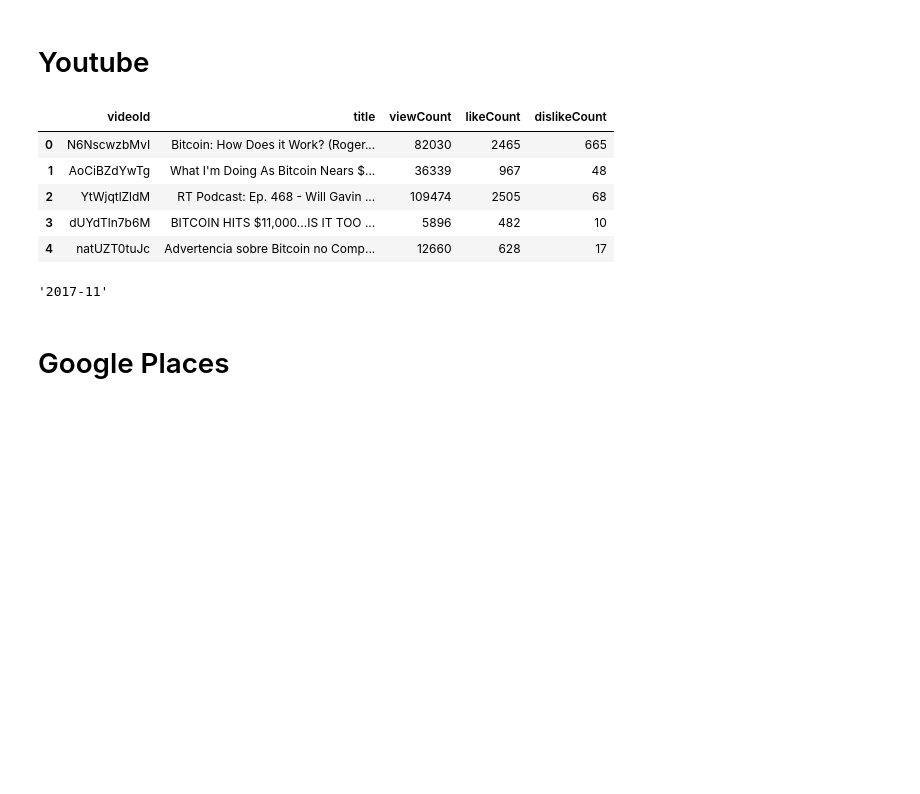
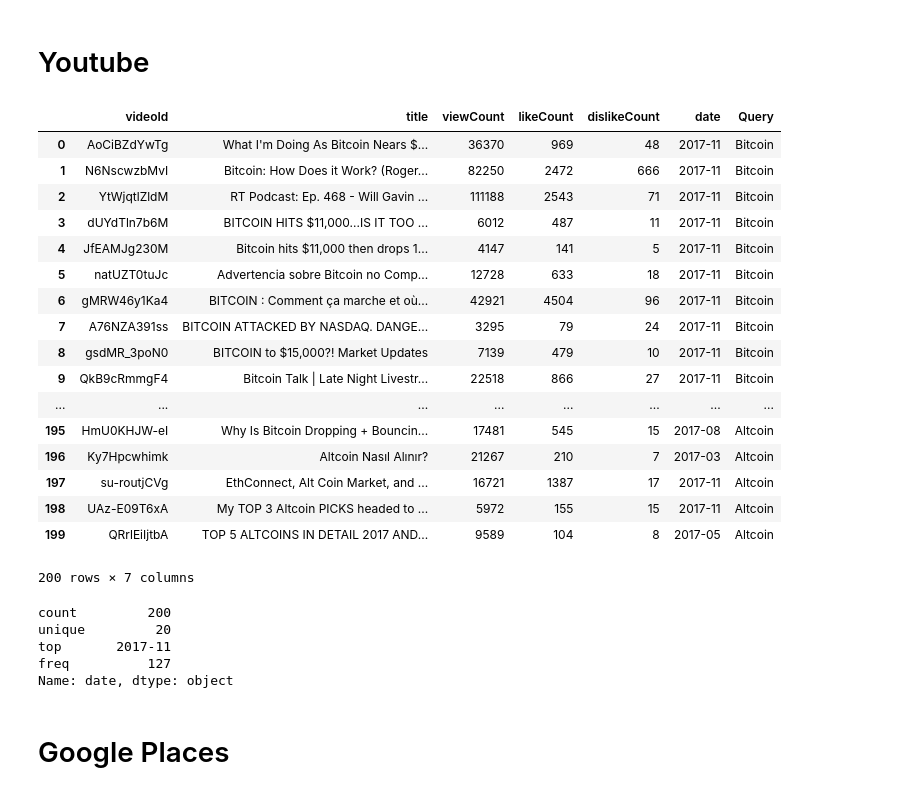
Before and after one commit to MS-BGD-2018-KIT-BIGDATA/Manon_Charvet, a Jupyter notebook: Lesson6/API.ipynb, the cells around one changed output. Drawn from its saved outputs; the diff is of its cells as text; code cells hidden in the pictures; blank space fills up the shorter version.

```diff
--- a/Lesson6/API.ipynb
+++ b/Lesson6/API.ipynb
@@ -17,11 +17,11 @@ import json
 nb_results = "50"
 #r = requests.get("https://www.googleapis.com/youtube/v3/search?part=snippet%20&maxResults="+nb_results+"&order=relevance&q=rihanna%20&"
 #                 "type=video%20&key=AIzaSyBQ4O6Da3edLjn1ZcAF0TwMXZc9lyJN3qE")
-queries = ["Bitcoin","Altcoin"]
+queries = ["Bitcoin","ethereum","Bcash","Altcoin"]
 videoId = []
 title = []
 nextPageToken = []
-
+vect_query = []
 for query in queries:
     r = requests.get("https://www.googleapis.com/youtube/v3/search?part=snippet%20&maxResults="+nb_results+"&order=relevance&q="+query+"&"
                      "type=video%20&key=AIzaSyBQ4O6Da3edLjn1ZcAF0TwMXZc9lyJN3qE")
@@ -35,6 +35,7 @@ for query in queries:
     #r = requests.get("https://www.googleapis.com/youtube/v3/search?pageToken="+nextPageToken[k]+"&part=snippet%20&maxResults="+nb_results+
     #                 "&order=relevance&q=neural+network%20&%22%20%22type=video%20&key=AIzaSyBQ4O6Da3edLjn1ZcAF0TwMXZc9lyJN3qE")
     #get_id = json.loads(r.text)
+        vect_query.append(query)
 
 #len(videoId)
 #title
@@ -43,6 +44,8 @@ for query in queries:
 viewCount = []
 likeCount = []
 dislikeCount = []
+date = []
+
 for j in range(len(queries)*int(nb_results)):
     #Number of views and likes / dislikes
     res = requests.get("https://www.googleapis.com/youtube/v3/videos?part=contentDetails,statistics&id="+videoId[j]+
@@ -68,25 +71,39 @@ for j in range(len(queries)*int(nb_results)):
     get_date = json.loads(res_date.text)
 
     date_y_m = get_date['items'][0]['snippet']['publishedAt'].split('T')[0].split('-')
-    date = str(date_y_m[0])+"-"+str(date_y_m[1])
+    date.append(str(date_y_m[0])+"-"+str(date_y_m[1]))
 
 
 #print("viewCount:",viewCount,"\n\nlikeCount:",likeCount,"\n\ndislikeCount:",dislikeCount)
 # %%
-name_columns = ["videoId", "title", "viewCount", "likeCount", "dislikeCount"]
+name_columns = ["videoId", "title", "viewCount", "likeCount", "dislikeCount","date","Query"]
 videoId = pd.DataFrame(videoId)
 title = pd.DataFrame(title)
 viewCount = pd.DataFrame(viewCount)
 likeCount = pd.DataFrame(likeCount)
 dislikeCount = pd.DataFrame(dislikeCount)
-database = pd.concat([videoId, title, viewCount, likeCount, dislikeCount], axis=1, join='inner')
+date = pd.DataFrame(date)
+vect_query = pd.DataFrame(vect_query)
+database = pd.concat([videoId, title, viewCount, likeCount, dislikeCount, date,vect_query], axis=1, join='inner')
 database.columns = name_columns
-database.drop_duplicates("videoId").head()
+database.drop_duplicates("videoId")
 # %% [output]
-|  | videoId | title | viewCount | likeCount | dislikeCount |
-| 0 | N6NscwzbMvI | Bitcoin: How Does it Work? (Roger... | 82030 | 2465 | 665 |
-| 1 | AoCiBZdYwTg | What I'm Doing As Bitcoin Nears $... | 36339 | 967 | 48 |
-| 2 | YtWjqtlZldM | RT Podcast: Ep. 468 - Will Gavin ... | 109474 | 2505 | 68 |
-| 3 | dUYdTln7b6M | BITCOIN HITS $11,000...IS IT TOO ... | 5896 | 482 | 10 |
-| 4 | natUZT0tuJc | Advertencia sobre Bitcoin no Comp... | 12660 | 628 | 17 |
+|  | videoId | title | viewCount | likeCount | dislikeCount | date | Query |
+| 0 | AoCiBZdYwTg | What I'm Doing As Bitcoin Nears $... | 36370 | 969 | 48 | 2017-11 | Bitcoin |
+| 1 | N6NscwzbMvI | Bitcoin: How Does it Work? (Roger... | 82250 | 2472 | 666 | 2017-11 | Bitcoin |
+| 2 | YtWjqtlZldM | RT Podcast: Ep. 468 - Will Gavin ... | 111188 | 2543 | 71 | 2017-11 | Bitcoin |
+| 3 | dUYdTln7b6M | BITCOIN HITS $11,000...IS IT TOO ... | 6012 | 487 | 11 | 2017-11 | Bitcoin |
+| 4 | JfEAMJg230M | Bitcoin hits $11,000 then drops 1... | 4147 | 141 | 5 | 2017-11 | Bitcoin |
+| 5 | natUZT0tuJc | Advertencia sobre Bitcoin no Comp... | 12728 | 633 | 18 | 2017-11 | Bitcoin |
+| 6 | gMRW46y1Ka4 | BITCOIN : Comment ça marche et où... | 42921 | 4504 | 96 | 2017-11 | Bitcoin |
+| 7 | A76NZA391ss | BITCOIN ATTACKED BY NASDAQ. DANGE... | 3295 | 79 | 24 | 2017-11 | Bitcoin |
+| 8 | gsdMR_3poN0 | BITCOIN to $15,000?! Market Updates | 7139 | 479 | 10 | 2017-11 | Bitcoin |
+| 9 | QkB9cRmmgF4 | Bitcoin Talk | Late Night Livestr... | 22518 | 866 | 27 | 2017-11 | Bitcoin |
+| ... | ... | ... | ... | ... | ... | ... | ... |
+| 195 | HmU0KHJW-eI | Why Is Bitcoin Dropping + Bouncin... | 17481 | 545 | 15 | 2017-08 | Altcoin |
+| 196 | Ky7Hpcwhimk | Altcoin Nasıl Alınır? | 21267 | 210 | 7 | 2017-03 | Altcoin |
+| 197 | su-routjCVg | EthConnect, Alt Coin Market, and ... | 16721 | 1387 | 17 | 2017-11 | Altcoin |
+| 198 | UAz-E09T6xA | My TOP 3 Altcoin PICKS headed to ... | 5972 | 155 | 15 | 2017-11 | Altcoin |
+| 199 | QRrlEiIjtbA | TOP 5 ALTCOINS IN DETAIL 2017 AND... | 9589 | 104 | 8 | 2017-05 | Altcoin |
+200 rows × 7 columns
 # %%
@@ -95,6 +111,8 @@ get_date = json.loads(res_date.text)
-# %%
-date_y_m = get_date['items'][0]['snippet']['publishedAt'].split('T')[0].split('-')
-date = str(date_y_m[0])+"-"+str(date_y_m[1])
-date
-# %% [output]
-'2017-11'
+# %%
+plt.
+# %% [output]
+count         200
+unique         20
+top       2017-11
+freq          127
+Name: date, dtype: object
```
Also changed, not shown: parts of 2 cells of this notebook, 1 other file.
